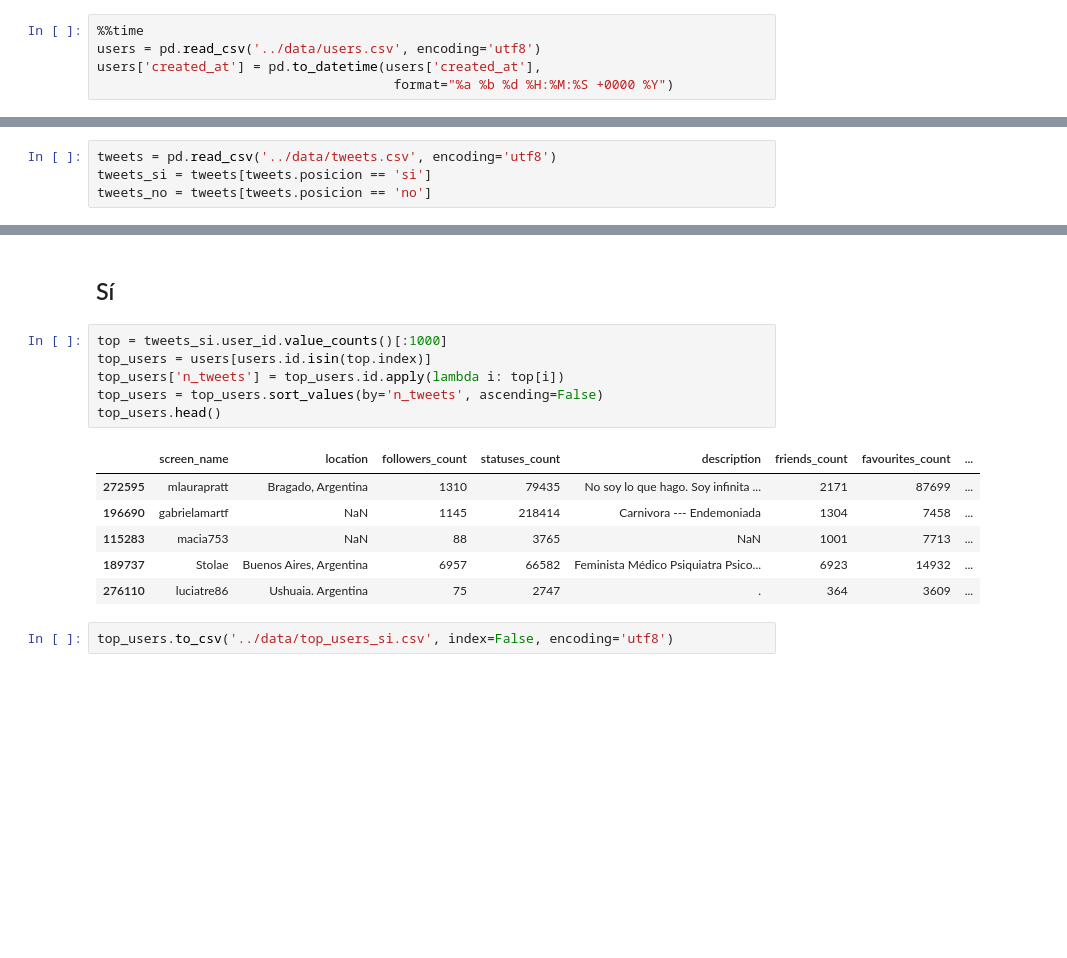
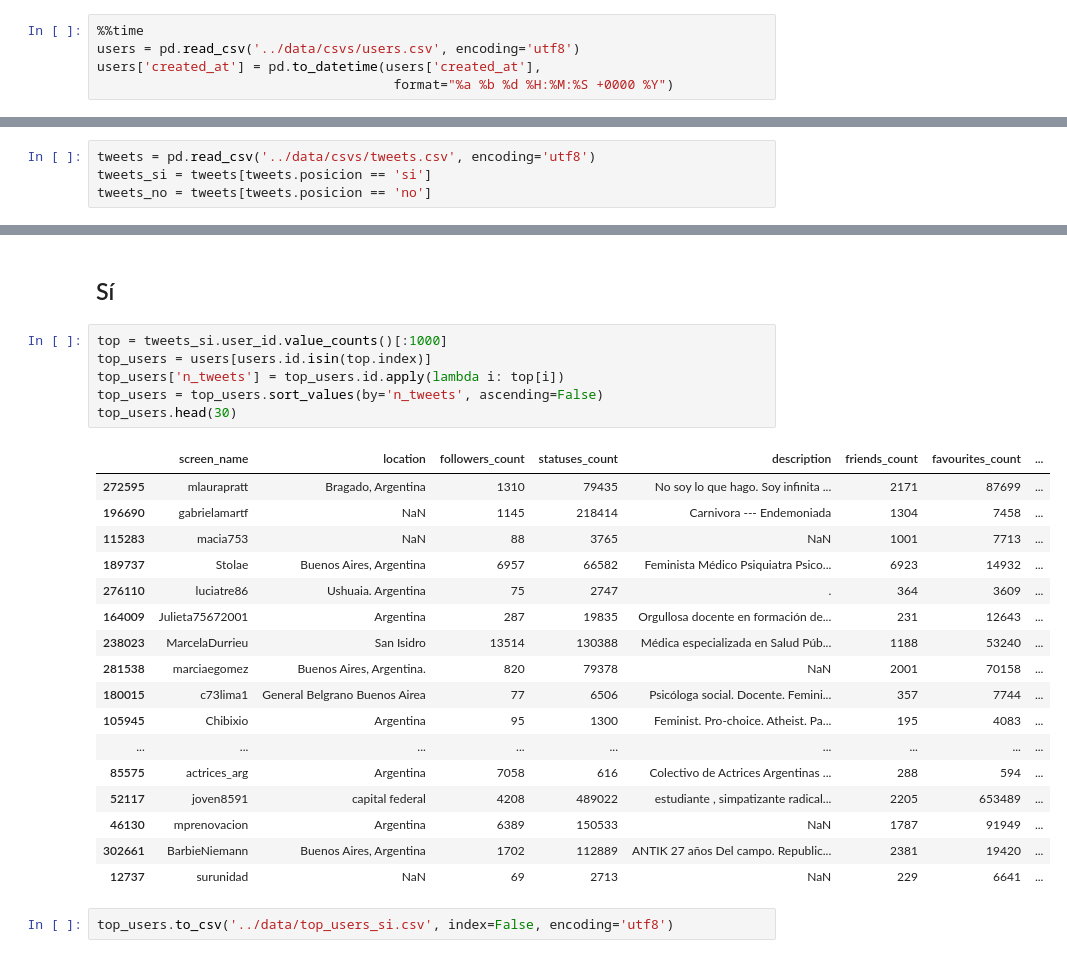
Before and after one commit to pablocelayes/twitter-aborto, a Jupyter notebook: notebooks/2.0-analisis-usuaries.ipynb, the cells around one changed output, grey strips where cells are left out. Drawn from its saved outputs; the diff is of its cells as text; blank space fills up the shorter version.

```diff
--- a/notebooks/2.0-analisis-usuaries.ipynb
+++ b/notebooks/2.0-analisis-usuaries.ipynb
@@ -5,7 +5,7 @@ pd.set_option('display.max_colwidth', -1)
 pd.set_option('display.max_rows', 999)
 # %%
 %%time
-users = pd.read_csv('../data/users.csv', encoding='utf8')
+users = pd.read_csv('../data/csvs/users.csv', encoding='utf8')
 users['created_at'] = pd.to_datetime(users['created_at'],
                                       format="%a %b %d %H:%M:%S +0000 %Y")
 # %% [output]
@@ -18,7 +18,7 @@ len(users)
 # %% [output]
 329782
 # %%
-tweets = pd.read_csv('../data/tweets.csv', encoding='utf8')
+tweets = pd.read_csv('../data/csvs/tweets.csv', encoding='utf8')
 tweets_si = tweets[tweets.posicion == 'si']
 tweets_no = tweets[tweets.posicion == 'no']
 # %%
@@ -38,16 +38,27 @@ len(users_no)
 # %%
 top = tweets_si.user_id.value_counts()[:1000]
 top_users = users[users.id.isin(top.index)]
 top_users['n_tweets'] = top_users.id.apply(lambda i: top[i])
 top_users = top_users.sort_values(by='n_tweets', ascending=False)
-top_users.head()
+top_users.head(30)
 # %% [output]
 |  | screen_name | location | followers_count | statuses_count | description | friends_count | favourites_count | ... |
 | 272595 | mlaurapratt | Bragado, Argentina | 1310 | 79435 | No soy lo que hago. Soy infinita ... | 2171 | 87699 | ... |
 | 196690 | gabrielamartf | NaN | 1145 | 218414 | Carnivora --- Endemoniada | 1304 | 7458 | ... |
 | 115283 | macia753 | NaN | 88 | 3765 | NaN | 1001 | 7713 | ... |
 | 189737 | Stolae | Buenos Aires, Argentina | 6957 | 66582 | Feminista Médico Psiquiatra Psico... | 6923 | 14932 | ... |
 | 276110 | luciatre86 | Ushuaia. Argentina | 75 | 2747 | . | 364 | 3609 | ... |
+| 164009 | Julieta75672001 | Argentina | 287 | 19835 | Orgullosa docente en formación de... | 231 | 12643 | ... |
+| 238023 | MarcelaDurrieu | San Isidro | 13514 | 130388 | Médica especializada en Salud Púb... | 1188 | 53240 | ... |
+| 281538 | marciaegomez | Buenos Aires, Argentina. | 820 | 79378 | NaN | 2001 | 70158 | ... |
+| 180015 | c73lima1 | General Belgrano Buenos Airea | 77 | 6506 | Psicóloga social. Docente. Femini... | 357 | 7744 | ... |
+| 105945 | Chibixio | Argentina | 95 | 1300 | Feminist. Pro-choice. Atheist. Pa... | 195 | 4083 | ... |
+| ... | ... | ... | ... | ... | ... | ... | ... | ... |
+| 85575 | actrices_arg | Argentina | 7058 | 616 | Colectivo de Actrices Argentinas ... | 288 | 594 | ... |
+| 52117 | joven8591 | capital federal | 4208 | 489022 | estudiante , simpatizante radical... | 2205 | 653489 | ... |
+| 46130 | mprenovacion | Argentina | 6389 | 150533 | NaN | 1787 | 91949 | ... |
+| 302661 | BarbieNiemann | Buenos Aires, Argentina | 1702 | 112889 | ANTIK 27 años Del campo. Republic... | 2381 | 19420 | ... |
+| 12737 | surunidad | NaN | 69 | 2713 | NaN | 229 | 6641 | ... |
 # %%
 top_users.to_csv('../data/top_users_si.csv', index=False, encoding='utf8')
 # %% [markdown]
```
Also changed, not shown: parts of 7 cells of this notebook.
